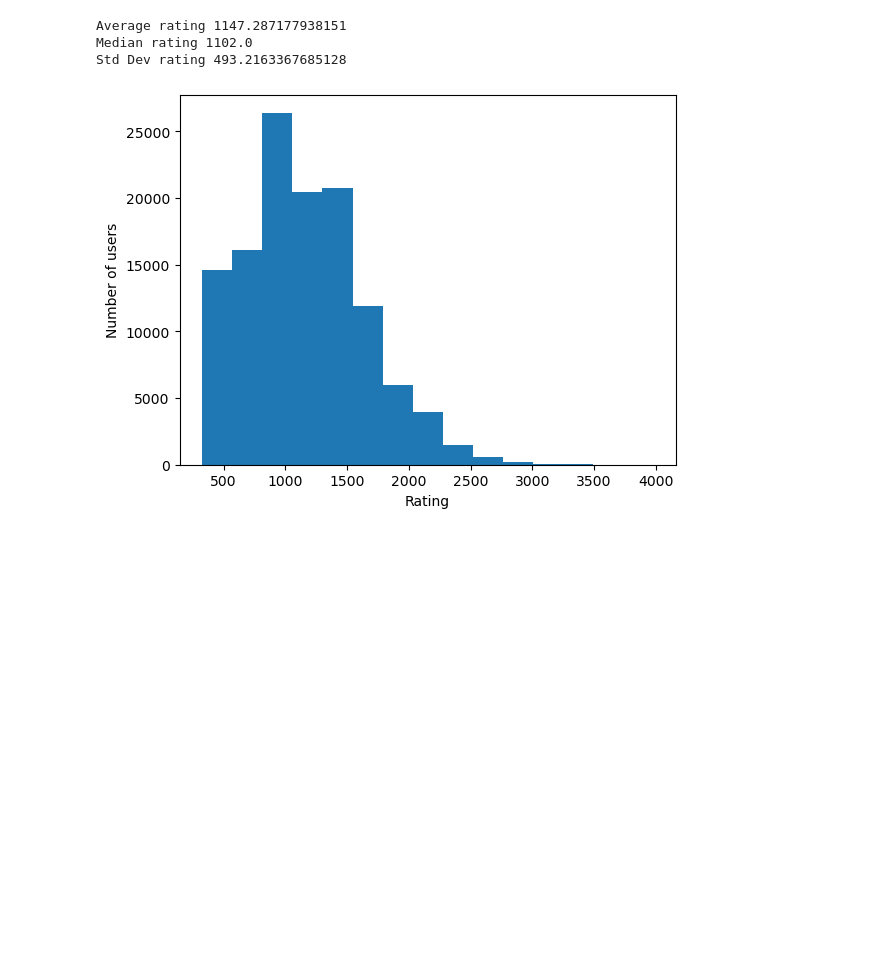
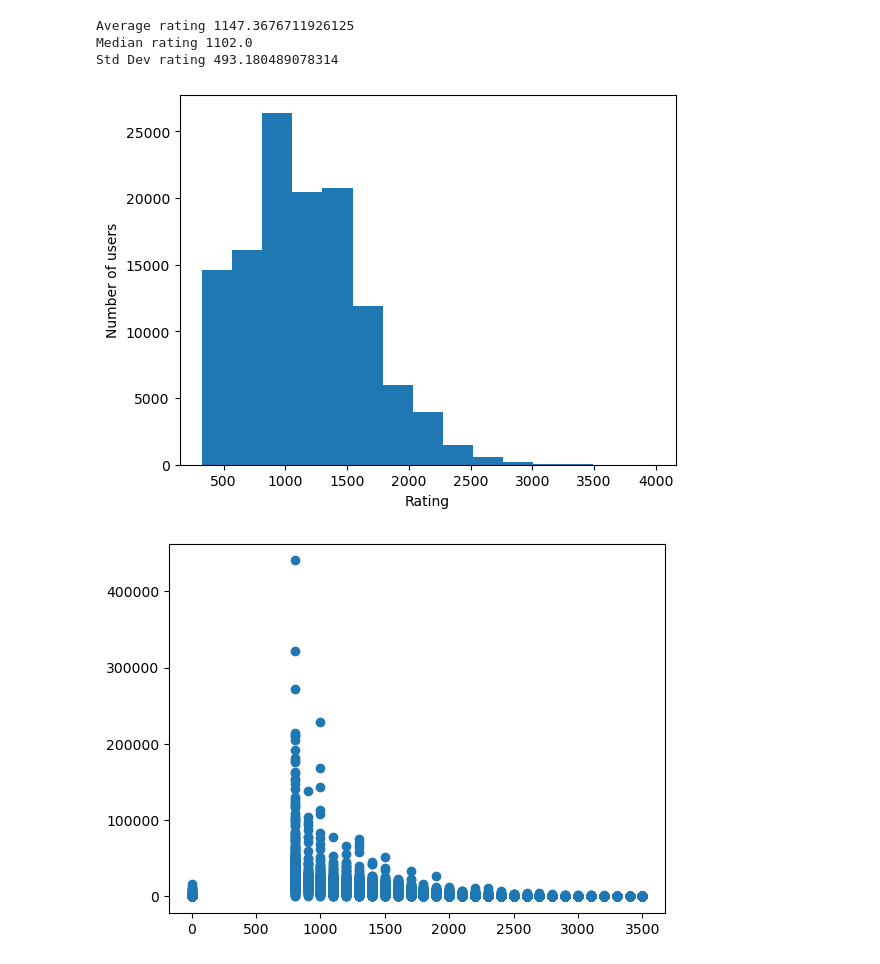
Before and after one commit to ris04hit/Qsuggest, a Jupyter notebook: notebooks/exploratory_data_analysis.ipynb, the cells around one changed output. Saved outputs shown, nothing was run; the diff lists cells and outputs as text; code cells hidden in the pictures; blank space fills up the shorter version.

Commit message:
Assigned difficulty to each problem in training set

```diff
--- a/notebooks/exploratory_data_analysis.ipynb
+++ b/notebooks/exploratory_data_analysis.ipynb
@@ -7,9 +7,21 @@ import sys
 import os
 import pandas as pd
 import numpy as np
+import warnings
+import time
+import threading
+import random
+import sklearn.linear_model as sk
+
+
+sys.path.append(os.path.abspath('../'))
+from src.utils.address_utils import *
+
+address = Address(prefix='../')
 # %%
 # Reading data
-df_user = pd.read_csv('../data/scraped/handles.csv')
+df_user = pd.read_csv(address.data.handles)
+df_problem = pd.read_csv(address.data.problems).fillna(-1)
 # %%
 # Analyzing handles.csv
 ax_rating_count = plt.axes()
@@ -21,7 +33,14 @@ print(f'Average rating {np.mean(df_user["maxRating"])}')
 print(f'Median rating {np.median(df_user["maxRating"])}')
 print(f'Std Dev rating {np.std(df_user["maxRating"])}')
 # %% [output]
-Average rating 1147.287177938151
+Average rating 1147.3676711926125
 Median rating 1102.0
-Std Dev rating 493.2163367685128
+Std Dev rating 493.180489078314
 [figure]
+# %%
+# Analyzing problems.csv
+
+ax_problem_rating_num_solved = plt.axes()
+ax_problem_rating_num_solved.scatter(df_problem['rating'],df_problem['solvedCount']);
+# %% [output]
+[figure, added]
```
Also changed, not shown: parts of 3 cells of this notebook, 8 other files.
